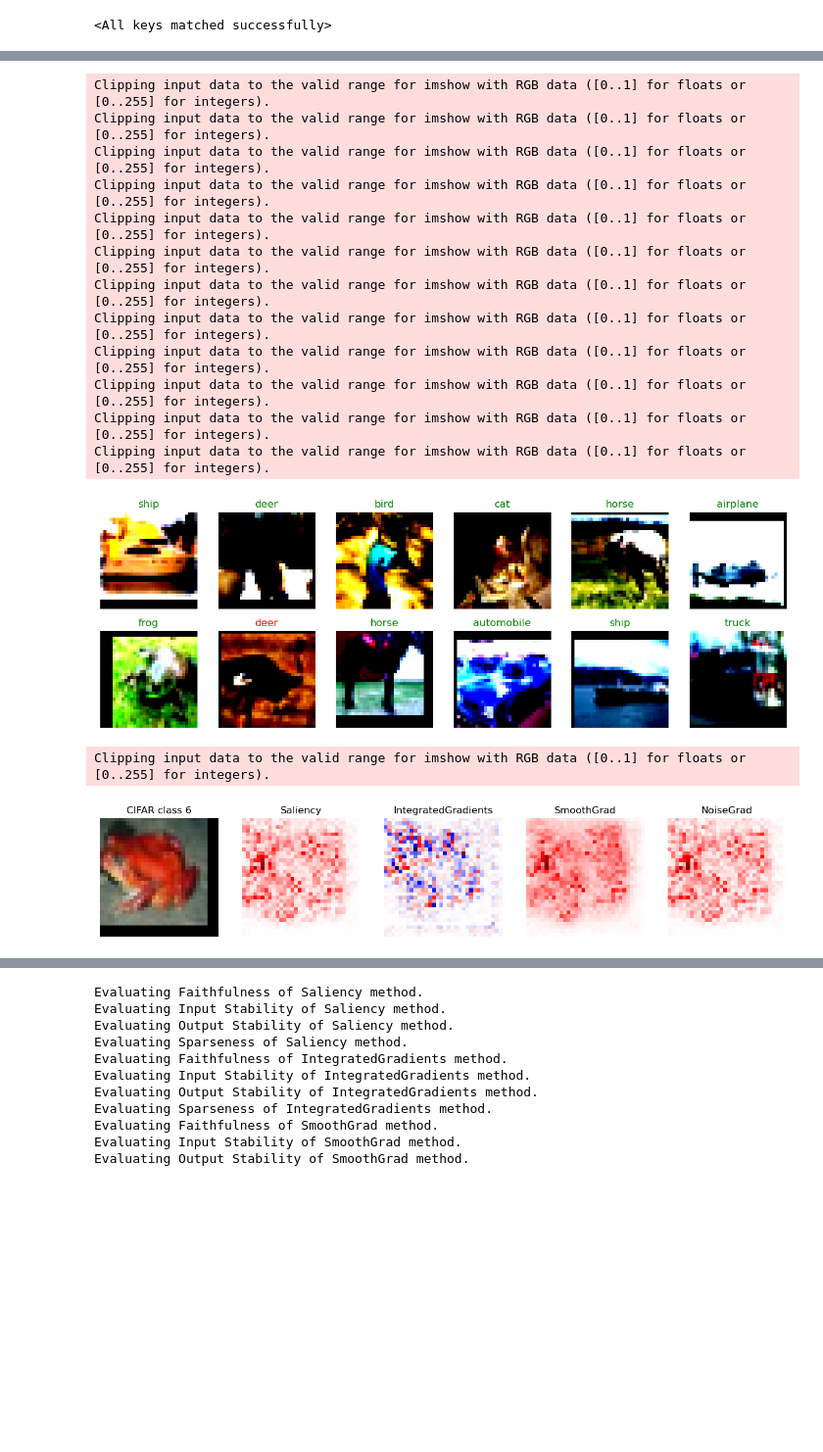
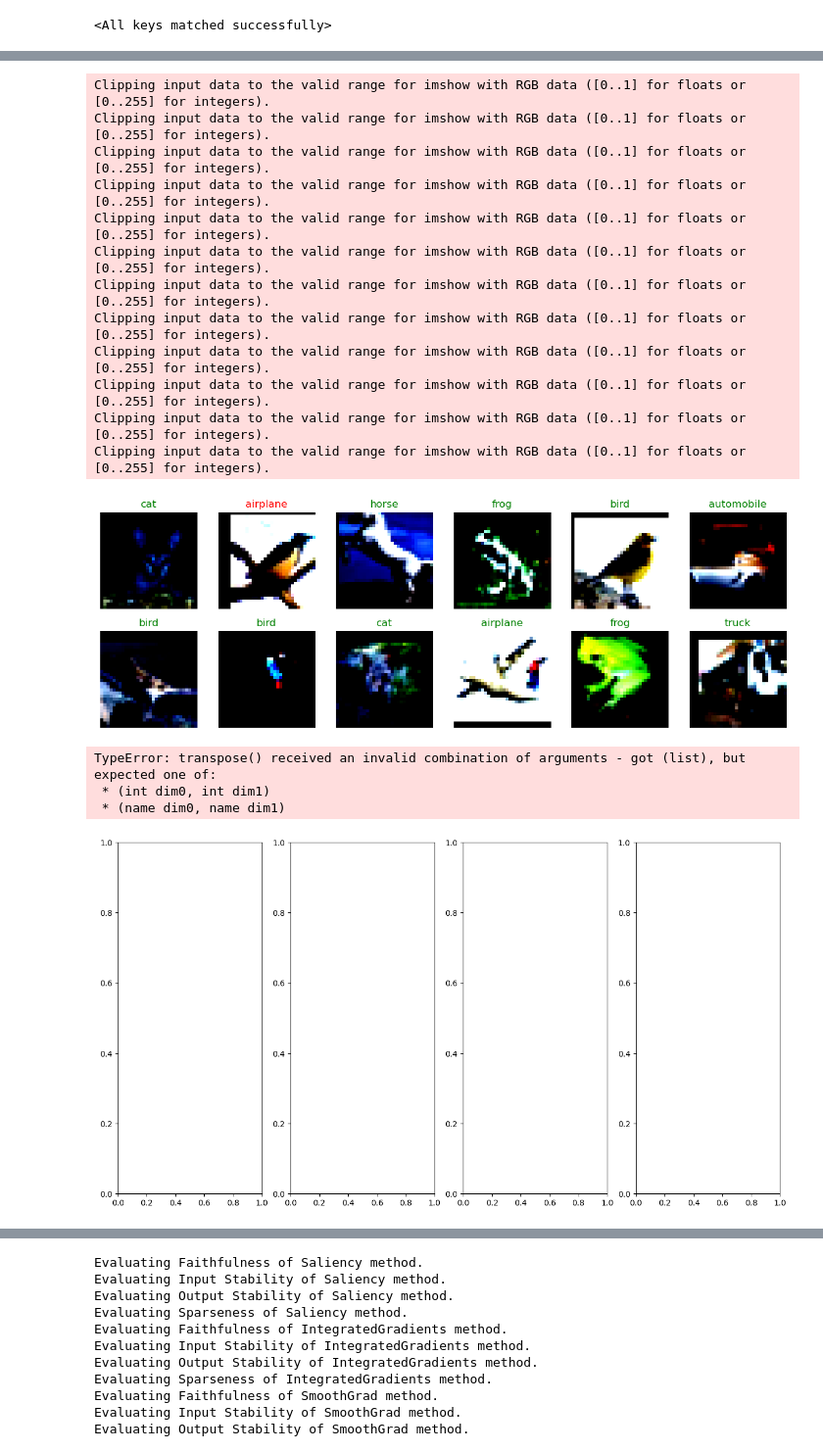
Before and after one commit to sanishsuwal7/ExplainableAI, a Jupyter notebook: VGG-16_normal.ipynb, the cells around one changed output, grey strips where cells are left out. Shown at 98% size. Saved outputs shown, nothing was run; the diff lists cells and outputs as text; code cells hidden in the pictures; blank space fills up the shorter version.

```diff
--- a/VGG-16_normal.ipynb
+++ b/VGG-16_normal.ipynb
@@ -270,21 +270,22 @@ x_batch, y_batch = next(iter(test_dataloader))
 x_batch, y_batch = x_batch.to(device), y_batch.to(device)
 # %%
 # See random images with their labels
-torch.manual_seed(42)  # setting random seed
+# torch.manual_seed(42)  # setting random seed
 import matplotlib.pyplot as plt
 %matplotlib inline
 fig = plt.figure(figsize=(12, 4))
-
+indexes = []
 rows, cols = 2, 6
 for i in range(1, (rows * cols) + 1):
-    random_idx = torch.randint(0, len(test_dataset), size=[1]).item()
-    img, label_gt = test_dataset[random_idx]
+    random_idx = torch.randint(0, len(x_batch), size=[1]).item()
+    img, label_gt = x_batch[random_idx], y_batch[random_idx]
     img_temp = img.unsqueeze(dim=0).to(device)
+    indexes.append(random_idx)
     # print(img.shape)
     label_pred = torch.argmax(model_vgg_16_cifar_loaded(img_temp))
     fig.add_subplot(rows, cols, i)
     img = img.permute(1, 2, 0)    # CWH --> WHC
-    plt.imshow(img, cmap='gray')
+    plt.imshow(img.cpu().numpy(), cmap='gray')
     if label_pred == label_gt:
         plt.title(class_names[label_pred], color='g') # for correct prediction
     else:
@@ -304,5 +305,5 @@ Clipping input data to the valid range for imshow with RGB data ([0..1] for floa
 Clipping input data to the valid range for imshow with RGB data ([0..1] for floats or [0..255] for integers).
 Clipping input data to the valid range for imshow with RGB data ([0..1] for floats or [0..255] for integers).
 Clipping input data to the valid range for imshow with RGB data ([0..1] for floats or [0..255] for integers).
-[figure, old version]
+[figure, new version]
 # %%
@@ -634,9 +635,21 @@ a_batch_noisegrad = noisegrad_explainer(
+# %%
+a_batch_saliency = quantus.normalise_func.normalise_by_negative(Saliency(model_vgg_16_cifar_loaded).attribute(inputs= x_batch, target= y_batch, abs = True).sum(axis=1).cpu().numpy())
+a_batch_integrad =  quantus.normalise_func.normalise_by_negative(IntegratedGradients(model_vgg_16_cifar_loaded).attribute(inputs=x_batch, target = y_batch, baselines = torch.zeros_like(x_batch)).sum(axis=1).cpu().numpy())
+a_batch_integrad[a_batch_integrad<0]=0
+saliency = Saliency(model_vgg_16_cifar_loaded)
+torch.cuda.empty_cache()
+
+a_batch_smoothgrad = quantus.normalise_func.normalise_by_negative(NoiseTunnel(saliency).attribute(inputs = x_batch, target = y_batch, nt_type ='smoothgrad', nt_samples = 50, stdevs=0.15).sum(axis=1).cpu().numpy())
+
+x_batch, y_batch = x_batch.cpu().numpy(), y_batch.cpu().numpy()
+
+assert [isinstance(obj, np.ndarray) for obj in  [x_batch, y_batch, a_batch_saliency, a_batch_integrad]]
 # %%
 explanations = {
-    "Saliency": a_batch_saliency,
+    "Vanilla Gradient": a_batch_saliency,
     "IntegratedGradients": a_batch_integrad,
     "SmoothGrad": a_batch_smoothgrad,
-    "NoiseGrad": a_batch_noisegrad,
+    # "NoiseGrad": a_batch_noisegrad,
 }
 # %%
 xai_methods = list(explanations.keys())
@@ -661,17 +674,19 @@ metrics = {
 
 }
 # %%
-index =5 #indexes[4]
+index = indexes[10] #indexes[4]
 fig, axes = plt.subplots(nrows=1, ncols=1+len(explanations), figsize=(15, 8))
-axes[0].imshow(np.moveaxis(quantus.normalise_func.denormalise(x_batch[index].cpu().numpy(), mean=np.array([0.485, 0.456, 0.406]), std=np.array([0.229, 0.224, 0.225])), 0, -1), vmin=0.0, vmax=1.0)
+axes[0].imshow(np.moveaxis((x_batch[index].cpu().numpy()), 0, -1), vmin=0.0, vmax=1.0)
 axes[0].title.set_text(f"CIFAR class {y_batch[index].item()}")
 axes[0].axis("off");
 for i, (k, v) in enumerate(explanations.items()):
-    axes[i+1].imshow(quantus.normalise_func.normalise_by_negative(explanations[k][index].reshape(32, 32)), cmap="seismic", vmin=-1.0, vmax=1.0)
+    axes[i+1].imshow(quantus.normalise_func.normalise_by_negative(explanations[k][index].reshape(32, 32)), cmap="hot", vmin=-1.0, vmax=1.0)
     axes[i+1].title.set_text(f"{k}")
     axes[i+1].axis("off");
 # %% [output]
-Clipping input data to the valid range for imshow with RGB data ([0..1] for floats or [0..255] for integers).
+TypeError: transpose() received an invalid combination of arguments - got (list), but expected one of:
+ * (int dim0, int dim1)
+ * (name dim0, name dim1)
-[figure, old version]
+[figure, new version]
 # %%
 # Plot explanations of normal images!
```
Also changed, not shown: parts of 4 cells of this notebook.
